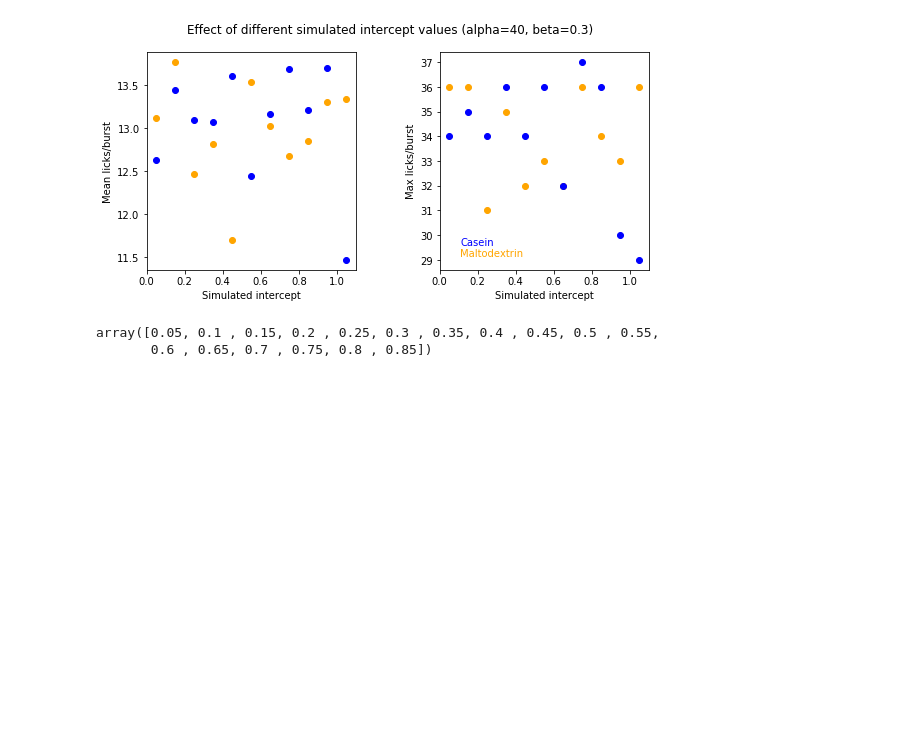
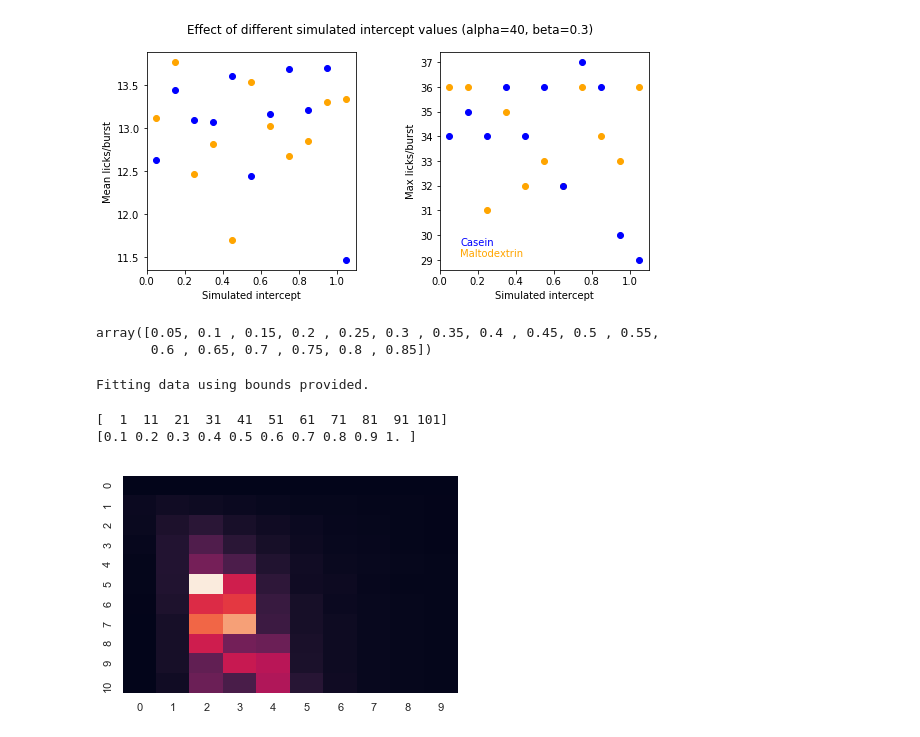
Before and after one commit to mccutcheonlab/lickmodel, a Jupyter notebook: notebooks/lickmodel2_lognormal.ipynb, the cells around one changed output. Cells and saved outputs as stored; diff of their text form; code cells hidden in the pictures; blank space fills up the shorter version.

```diff
--- a/notebooks/lickmodel2_lognormal.ipynb
+++ b/notebooks/lickmodel2_lognormal.ipynb
@@ -372,0 +428,38 @@ array([0.05, 0.1 , 0.15, 0.2 , 0.25, 0.3 , 0.35, 0.4 , 0.45, 0.5 , 0.55,
+# %%
+param_alpha = {}
+param_alpha['name'] = 'alpha'
+param_alpha['boundbins'] = np.arange(1, 102, 10)
+
+param_beta = {}
+param_beta['name'] = 'beta'
+param_beta['boundbins'] = np.arange(0.1, 1.1, 0.1)
+
+param_intercept = {}
+param_intercept['name'] = 'intercept'
+
+alpha = 50
+beta = 0.3
+intercept = 0.3
+
+histbins = np.arange(1,100)
+
+licks = runmodel(alpha, beta, intercept, 5000)
+lickdata = analyse_licks(licks, histbins)
+
+fitted = fit(lickdata, param_alpha, param_beta, intercept, histbins, fittype='cumsums')
+# %% [output]
+Fitting data using bounds provided.
+# %%
+fitted['grid']
+
+f, ax = plt.subplots()
+sns.set()
+sns.heatmap(np.log(fitted['grid']), cbar=False, ax=ax)
+sns.heatmap(fitted['grid'], cbar=False, ax=ax)
+
+print(param_alpha['boundbins'])
+print(param_beta['boundbins'])
+# %% [output]
+[  1  11  21  31  41  51  61  71  81  91 101]
+[0.1 0.2 0.3 0.4 0.5 0.6 0.7 0.8 0.9 1. ]
+[figure, added]
```
Also changed, not shown: parts of 4 cells of this notebook.
